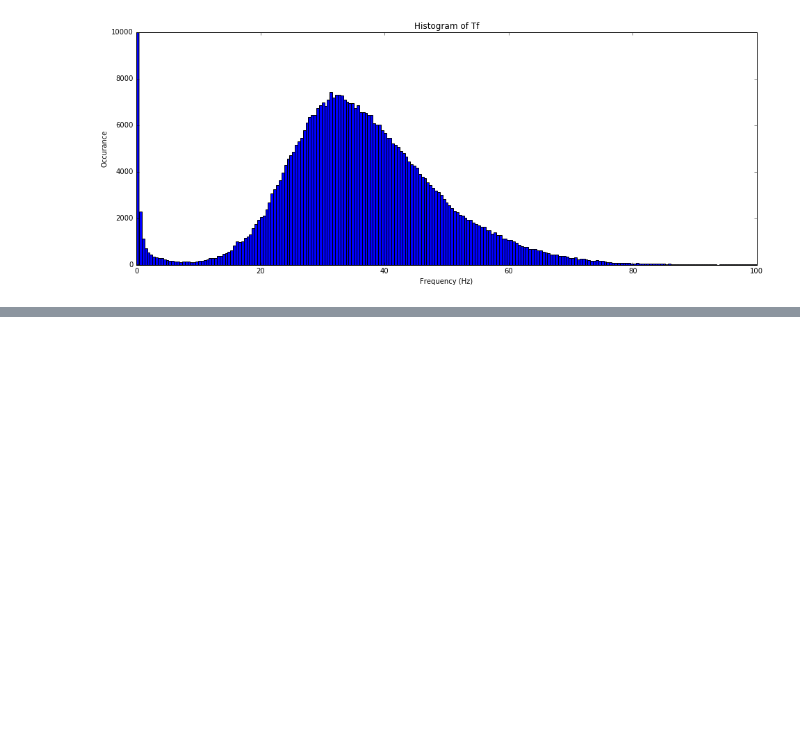
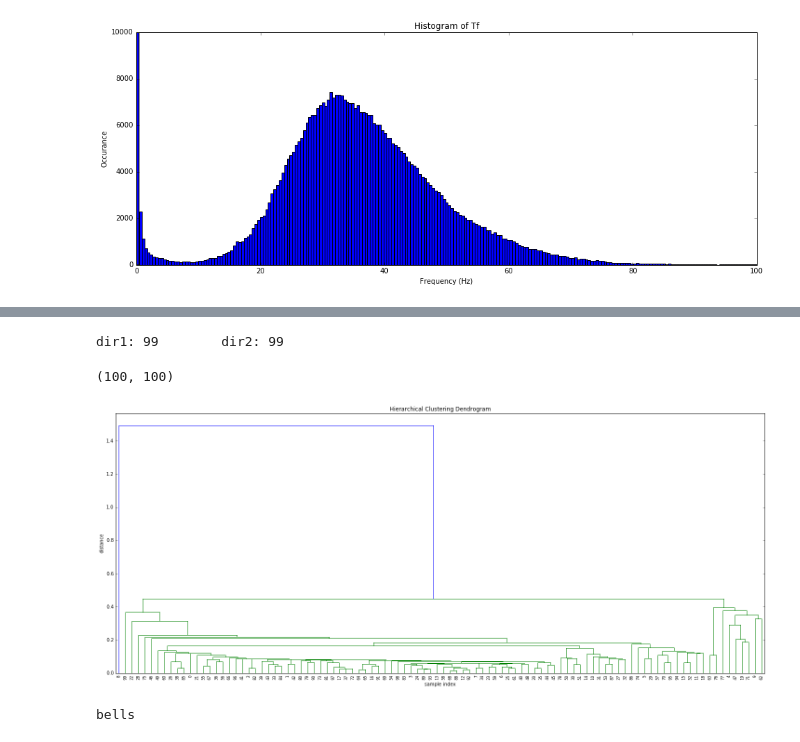
Before and after one commit to SvenvanLaar/Dennis_Sven, a Jupyter notebook: Sven_Dennis_P4_Clustering.ipynb..ipynb, the cells around one changed output, grey strips where cells are left out. Drawn from its saved outputs; the diff is of its cells as text; code cells hidden in the pictures; blank space fills up the shorter version.

```diff
--- a/Sven_Dennis_P4_Clustering.ipynb..ipynb
+++ b/Sven_Dennis_P4_Clustering.ipynb..ipynb
@@ -93,0 +81,18 @@ array([ 0.5       ,  0.5       ,  0.5       ,  0.5       ,  0.5       ,
+# %%
+from scipy import stats
+from IPython.display import clear_output
+
+dirList = getDirList(False)
+maxSize = len(dirList)
+outputArray = np.zeros((maxSize, maxSize))
+# outputArray.shape
+
+for i, dir1 in enumerate(dirList):
+    # the [i::] of the upper triangle could work, but then the index "j" doenst represent the correct value, therefore i+j
+    for  j, dir2 in enumerate(dirList[i::]):
+        outputArray[i][j+i] = compareData(dir1,dir2,'Tf')
+        outputArray[j+i][i] = outputArray[i][j+i]
+        clear_output()
+        print 'dir1: ' + str(i) + '\tdir2: '+ str(j+i)
+# %% [output]
+dir1: 99        dir2: 99
@@ -93,0 +105,25 @@ array([ 0.5       ,  0.5       ,  0.5       ,  0.5       ,  0.5       ,
+# %%
+npzfilename=os.path.join('/home/dennis/Dennis/' + 'dataArray.npz')
+dataRaw = np.load(npzfilename)
+dataRaw=dataRaw['arr_0']
+dataRaw.shape
+# %% [output]
+(100, 100)
+# %%
+plt.figure(figsize=(25, 10))
+plt.title('Hierarchical Clustering Dendrogram')
+plt.xlabel('sample index')
+plt.ylabel('distance')
+dendrogram(
+    linkage(dataRaw),
+    leaf_rotation=90.,  # rotates the x axis labels
+    leaf_font_size=8.,  # font size for the x axis labels
+)
+plt.show()
+# %% [output]
+[figure, added]
+# %%
+dirList = getDirList(False)
+print dirList[8]
+# %% [output]
+bells
```
Also changed, not shown: parts of 7 cells of this notebook, 1 other file.
